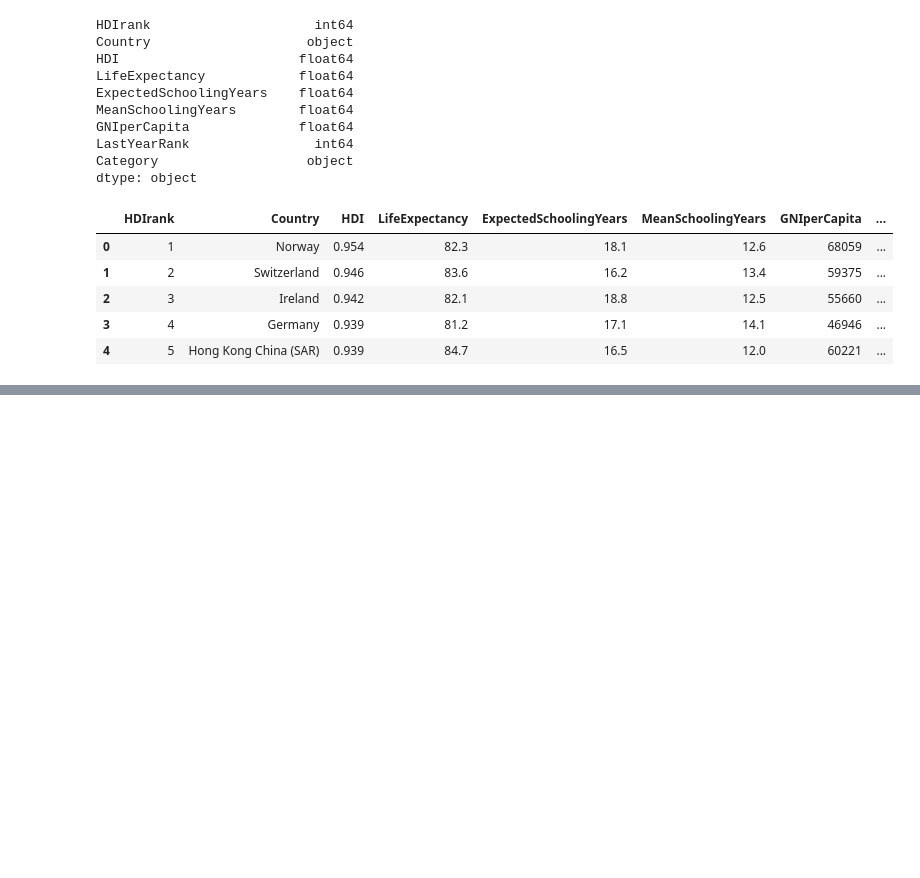
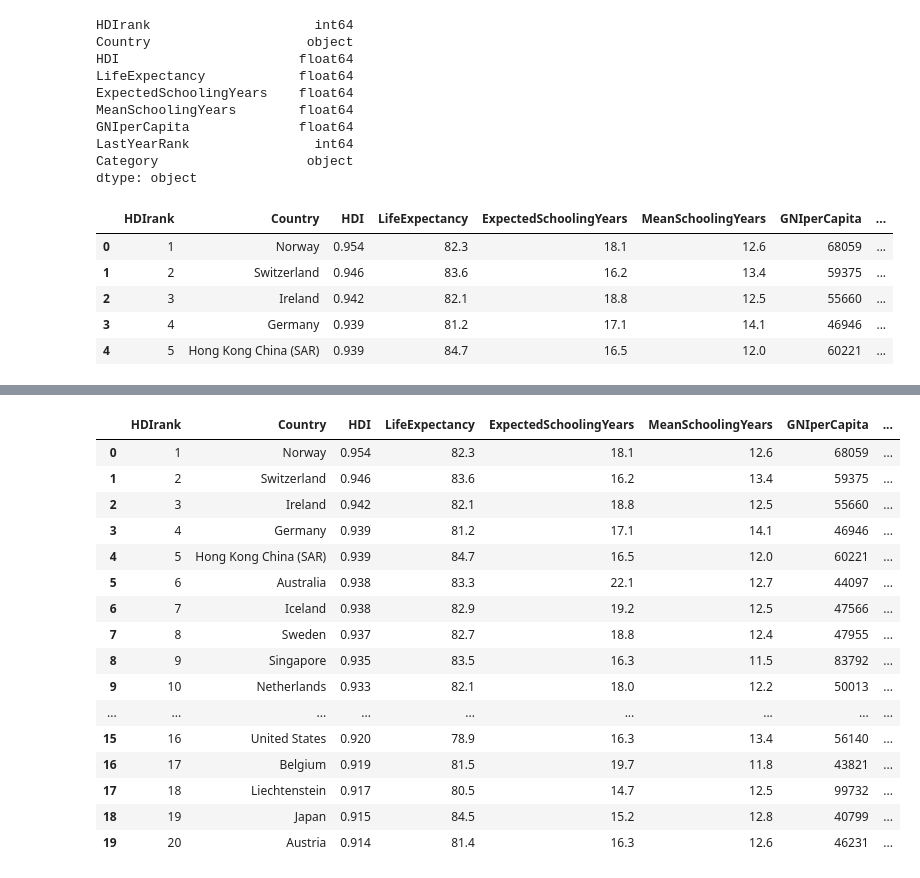
Before and after one commit to MdeMaic/WebScrapingAPI_Project, a Jupyter notebook: SRC/CleaningDataset.ipynb, the cells around one changed output, grey strips where cells are left out. Saved outputs shown, nothing was run; the diff lists cells and outputs as text; code cells hidden in the pictures; blank space fills up the shorter version.

```diff
--- a/SRC/CleaningDataset.ipynb
+++ b/SRC/CleaningDataset.ipynb
@@ -116,0 +103,10 @@ dtype: object
+# %%
+for i in df['HDI']:
+    if i < 1:
+        df = df.replace({'HDI': i}, i*1000)
+
+df.HDI = df.HDI/1000
+df.HDI = df.HDI.round(3)
+#Cast
+df = df.astype({'HDIrank':'str', 'LastYearRank':'str'})
+df.dtypes
@@ -117 +124,21 @@ dtype: object
+# %%
+df.head(20)
+# %% [output]
+|  | HDIrank | Country | HDI | LifeExpectancy | ExpectedSchoolingYears | MeanSchoolingYears | GNIperCapita | ... |
+| 0 | 1 | Norway | 0.954 | 82.3 | 18.1 | 12.6 | 68059 | ... |
+| 1 | 2 | Switzerland | 0.946 | 83.6 | 16.2 | 13.4 | 59375 | ... |
+| 2 | 3 | Ireland | 0.942 | 82.1 | 18.8 | 12.5 | 55660 | ... |
+| 3 | 4 | Germany | 0.939 | 81.2 | 17.1 | 14.1 | 46946 | ... |
+| 4 | 5 | Hong Kong China (SAR) | 0.939 | 84.7 | 16.5 | 12.0 | 60221 | ... |
+| 5 | 6 | Australia | 0.938 | 83.3 | 22.1 | 12.7 | 44097 | ... |
+| 6 | 7 | Iceland | 0.938 | 82.9 | 19.2 | 12.5 | 47566 | ... |
+| 7 | 8 | Sweden | 0.937 | 82.7 | 18.8 | 12.4 | 47955 | ... |
+| 8 | 9 | Singapore | 0.935 | 83.5 | 16.3 | 11.5 | 83792 | ... |
+| 9 | 10 | Netherlands | 0.933 | 82.1 | 18.0 | 12.2 | 50013 | ... |
+| ... | ... | ... | ... | ... | ... | ... | ... | ... |
+| 15 | 16 | United States | 0.920 | 78.9 | 16.3 | 13.4 | 56140 | ... |
+| 16 | 17 | Belgium | 0.919 | 81.5 | 19.7 | 11.8 | 43821 | ... |
+| 17 | 18 | Liechtenstein | 0.917 | 80.5 | 14.7 | 12.5 | 99732 | ... |
+| 18 | 19 | Japan | 0.915 | 84.5 | 15.2 | 12.8 | 40799 | ... |
+| 19 | 20 | Austria | 0.914 | 81.4 | 16.3 | 12.6 | 46231 | ... |
 # %%
```
Also changed, not shown: parts of 3 cells of this notebook, 3 other files.
